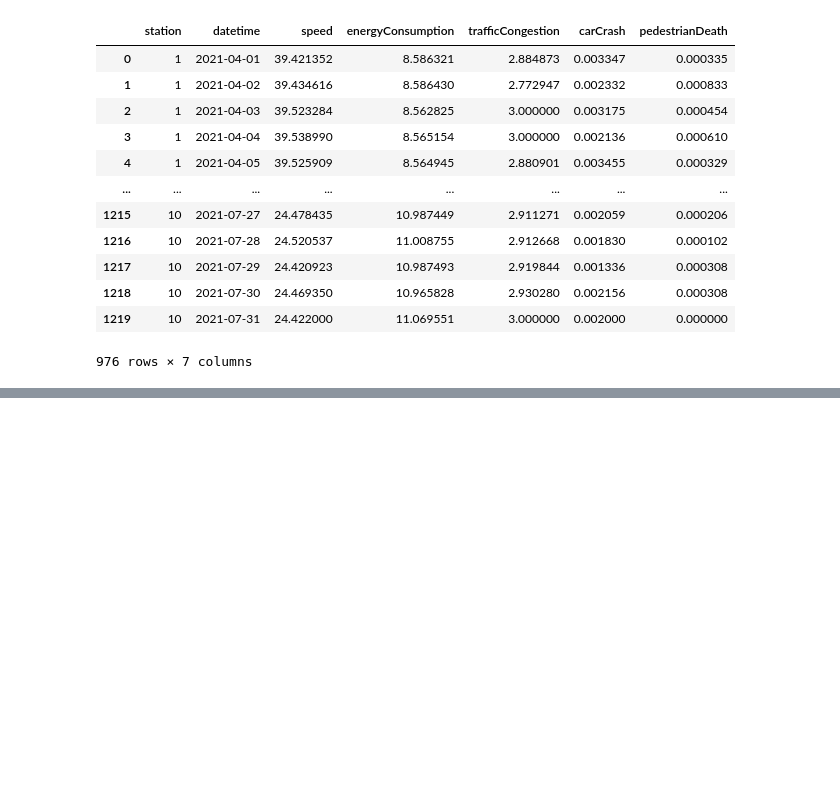
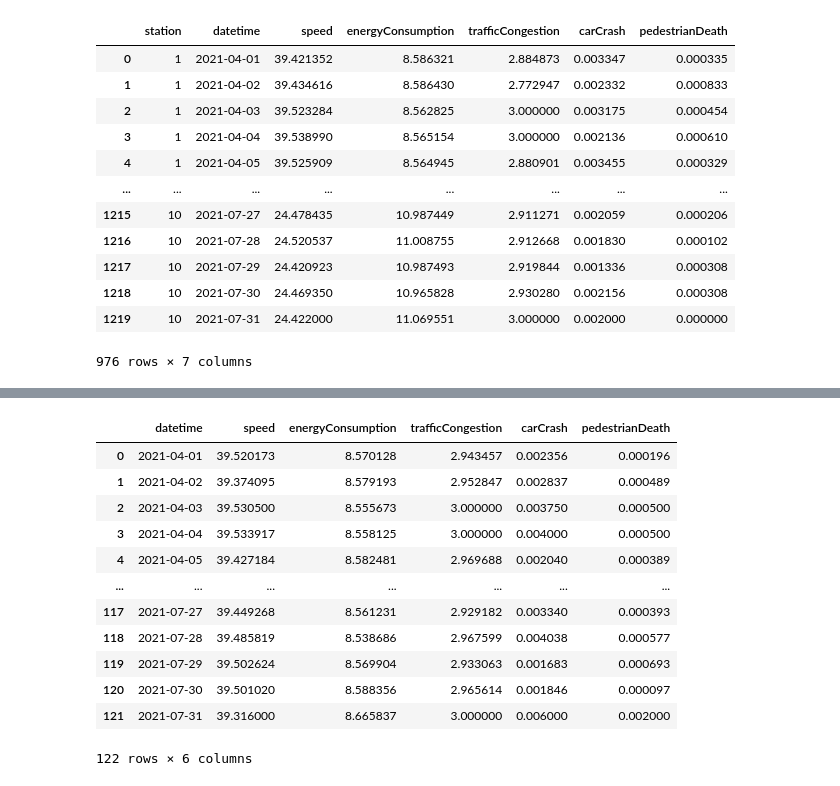
Before and after one commit to leonardohannas/MODS206_TelecomParis, a Jupyter notebook: notebook.ipynb, the cells around one changed output, grey strips where cells are left out. Saved outputs shown, nothing was run; the diff lists cells and outputs as text; code cells hidden in the pictures; blank space fills up the shorter version.

```diff
--- a/notebook.ipynb
+++ b/notebook.ipynb
@@ -547,0 +590,16 @@ Code the diff - in - diff
+# %%
+control_group
+# %% [output]
+|  | datetime | speed | energyConsumption | trafficCongestion | carCrash | pedestrianDeath |
+| 0 | 2021-04-01 | 39.520173 | 8.570128 | 2.943457 | 0.002356 | 0.000196 |
+| 1 | 2021-04-02 | 39.374095 | 8.579193 | 2.952847 | 0.002837 | 0.000489 |
+| 2 | 2021-04-03 | 39.530500 | 8.555673 | 3.000000 | 0.003750 | 0.000500 |
+| 3 | 2021-04-04 | 39.533917 | 8.558125 | 3.000000 | 0.004000 | 0.000500 |
+| 4 | 2021-04-05 | 39.427184 | 8.582481 | 2.969688 | 0.002040 | 0.000389 |
+| ... | ... | ... | ... | ... | ... | ... |
+| 117 | 2021-07-27 | 39.449268 | 8.561231 | 2.929182 | 0.003340 | 0.000393 |
+| 118 | 2021-07-28 | 39.485819 | 8.538686 | 2.967599 | 0.004038 | 0.000577 |
+| 119 | 2021-07-29 | 39.502624 | 8.569904 | 2.933063 | 0.001683 | 0.000693 |
+| 120 | 2021-07-30 | 39.501020 | 8.588356 | 2.965614 | 0.001846 | 0.000097 |
+| 121 | 2021-07-31 | 39.316000 | 8.665837 | 3.000000 | 0.006000 | 0.002000 |
+122 rows × 6 columns
```
Also changed, not shown: parts of 18 cells of this notebook.
